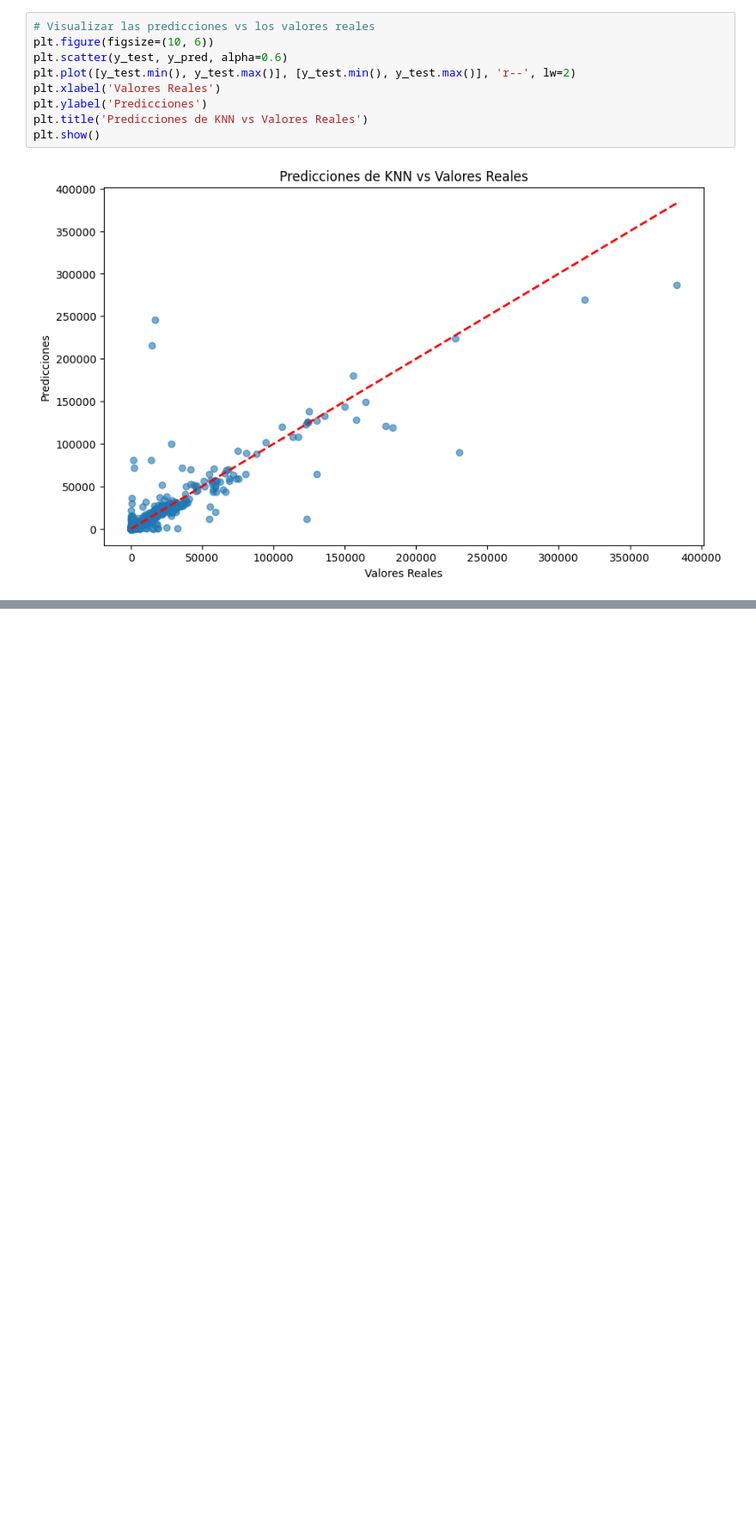
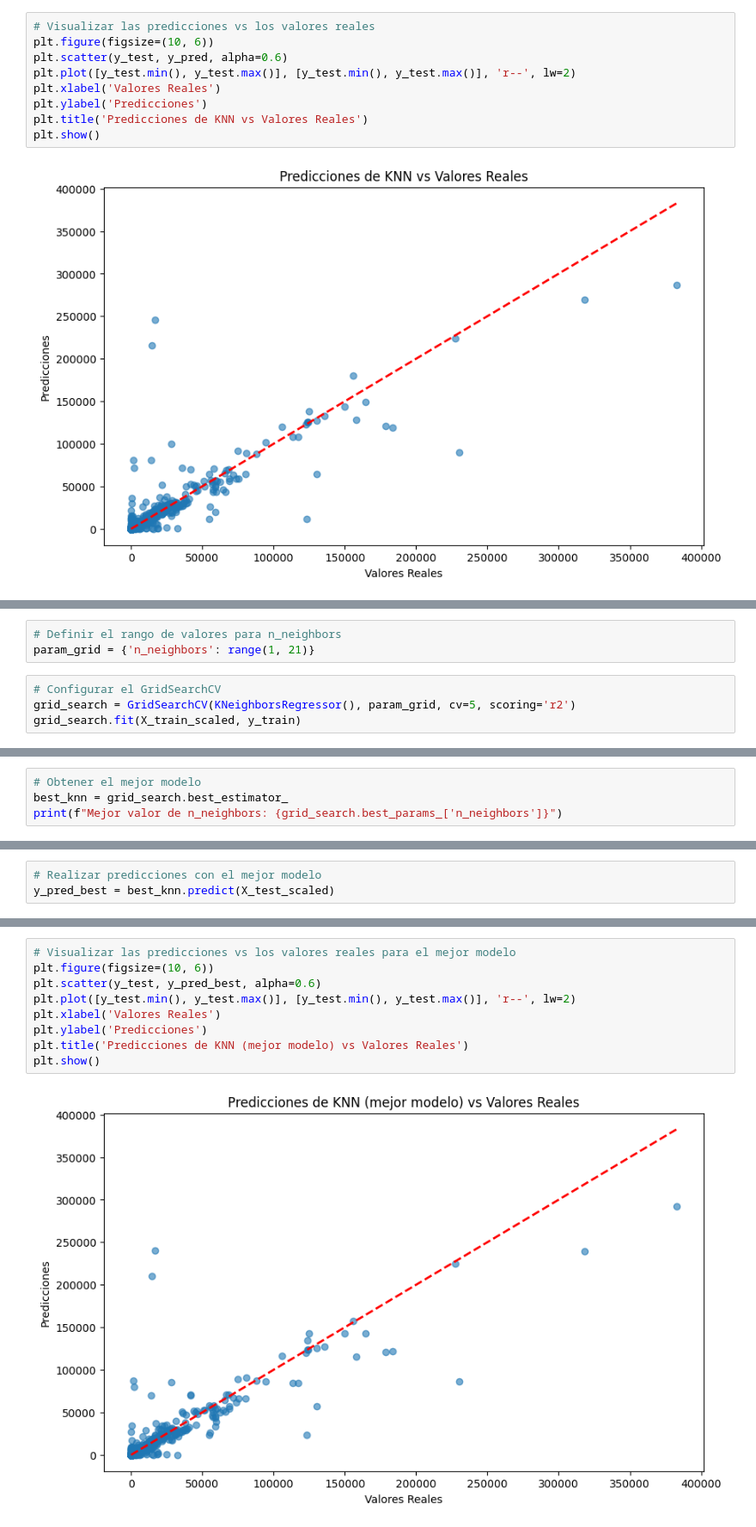
Before and after one commit to lMiaul/SI_TF, a Jupyter notebook: Knmeans_Julian.ipynb, the cells around one changed output, grey strips where cells are left out. Shown at 86% size. Drawn from its saved outputs; the diff is of its cells as text; blank space fills up the shorter version.

```diff
--- a/Knmeans_Julian.ipynb
+++ b/Knmeans_Julian.ipynb
@@ -144,0 +150,7 @@ plt.show()
+# %%
+# Definir el rango de valores para n_neighbors
+param_grid = {'n_neighbors': range(1, 21)}
+# %%
+# Configurar el GridSearchCV
+grid_search = GridSearchCV(KNeighborsRegressor(), param_grid, cv=5, scoring='r2')
+grid_search.fit(X_train_scaled, y_train)
@@ -144,0 +160,4 @@ plt.show()
+# %%
+# Obtener el mejor modelo
+best_knn = grid_search.best_estimator_
+print(f"Mejor valor de n_neighbors: {grid_search.best_params_['n_neighbors']}")
@@ -144,0 +166,3 @@ plt.show()
+# %%
+# Realizar predicciones con el mejor modelo
+y_pred_best = best_knn.predict(X_test_scaled)
@@ -144,0 +179,11 @@ plt.show()
+# %%
+# Visualizar las predicciones vs los valores reales para el mejor modelo
+plt.figure(figsize=(10, 6))
+plt.scatter(y_test, y_pred_best, alpha=0.6)
+plt.plot([y_test.min(), y_test.max()], [y_test.min(), y_test.max()], 'r--', lw=2)
+plt.xlabel('Valores Reales')
+plt.ylabel('Predicciones')
+plt.title('Predicciones de KNN (mejor modelo) vs Valores Reales')
+plt.show()
+# %% [output]
+[figure, added]
```
Also changed, not shown: parts of 7 cells of this notebook.
